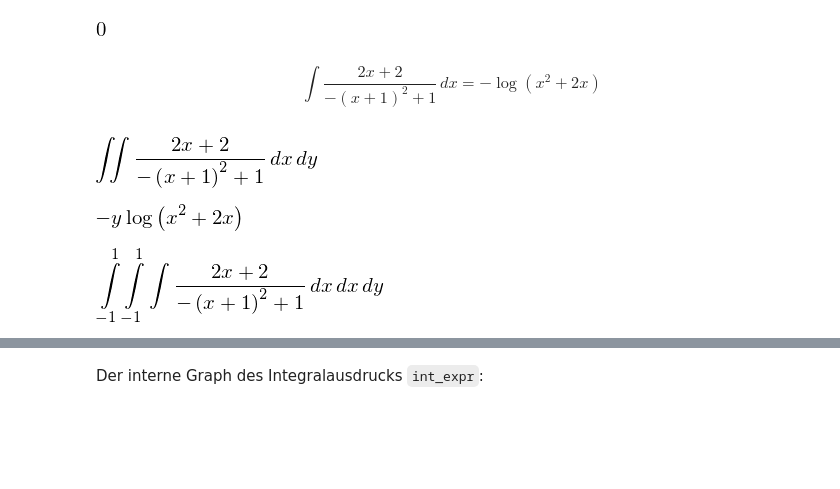
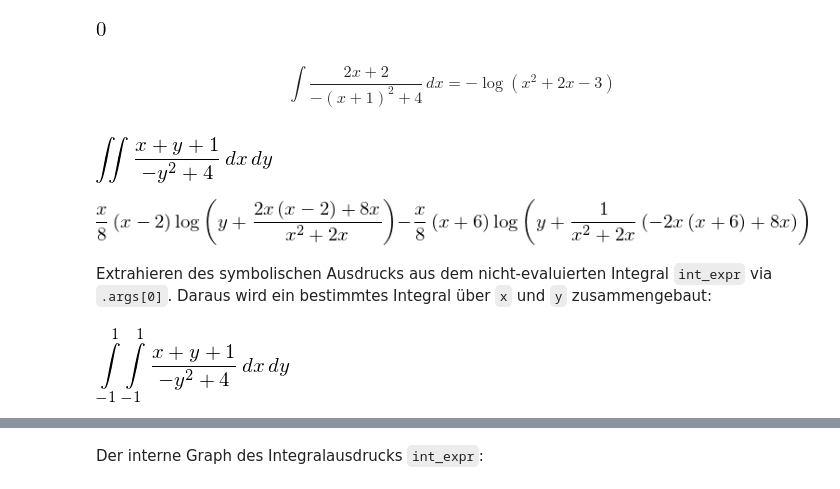
Before and after one commit to haraldschilly/python-fuer-mathematiker, a Jupyter notebook: doc/3-1-symbolisch_rechnen.ipynb, the cells around one changed output, grey strips where cells are left out. Cells and saved outputs as stored; diff of their text form; code cells hidden in the pictures; blank space fills up the shorter version.

Commit message:
3.1: fixing the last integral, much better to just have a fractional one over x and y

```diff
--- a/doc/3-1-symbolisch_rechnen.ipynb
+++ b/doc/3-1-symbolisch_rechnen.ipynb
@@ -543,25 +543,29 @@ from sympy import Integral
 from sympy.abc import y
 from IPython.display import Math
 
-int_expr = Integral((1 + x + y) / (1-y**2) , x)
-int_expr = int_expr.subs(y, 1+x)
+int_expr = Integral((1 + x + y) / (4-y**2) , x)
+int_expr2 = int_expr.subs(y, 1+x)
 
-Math(latex(int_expr) + "=" + latex(int_expr.doit()))
+Math(latex(int_expr2) + "=" + latex(int_expr2.doit()))
 # %% [output]
-$$\int \frac{2 x + 2}{- \left(x + 1\right)^{2} + 1}\, dx=- \log{\left (x^{2} + 2 x \right )}$$
+$$\int \frac{2 x + 2}{- \left(x + 1\right)^{2} + 4}\, dx=- \log{\left (x^{2} + 2 x - 3 \right )}$$
 # %%
-Integral(int_expr, y)
+int_expr_xy = Integral(int_expr, y)
+int_expr_xy
 # %% [output]
-[figure, old version]
+[figure, new version]
-# %%
-Integral(int_expr, y).doit()
-# %% [output]
-[figure, removed]
+# %%
+int_expr_xy.doit()
+# %% [output]
+[figure, added]
+# %% [markdown]
+Extrahieren des symbolischen Ausdrucks aus dem nicht-evaluierten Integral `int_expr` via `.args[0]`.
+Daraus wird ein bestimmtes Integral über `x` und `y` zusammengebaut:
 # %%
-int_expr_i2 = Integral(int_expr, (x, -1, 1), (y, -1, 1))
+int_expr_i2 = Integral(int_expr.args[0], (x, -1, 1), (y, -1, 1))
 int_expr_i2
 # %% [output]
-[figure, old version]
+[figure, new version]
 # %%
 int_expr_i2.doit()
 # %% [output]
```
Also changed, not shown: parts of 4 cells of this notebook, 2 other files.
